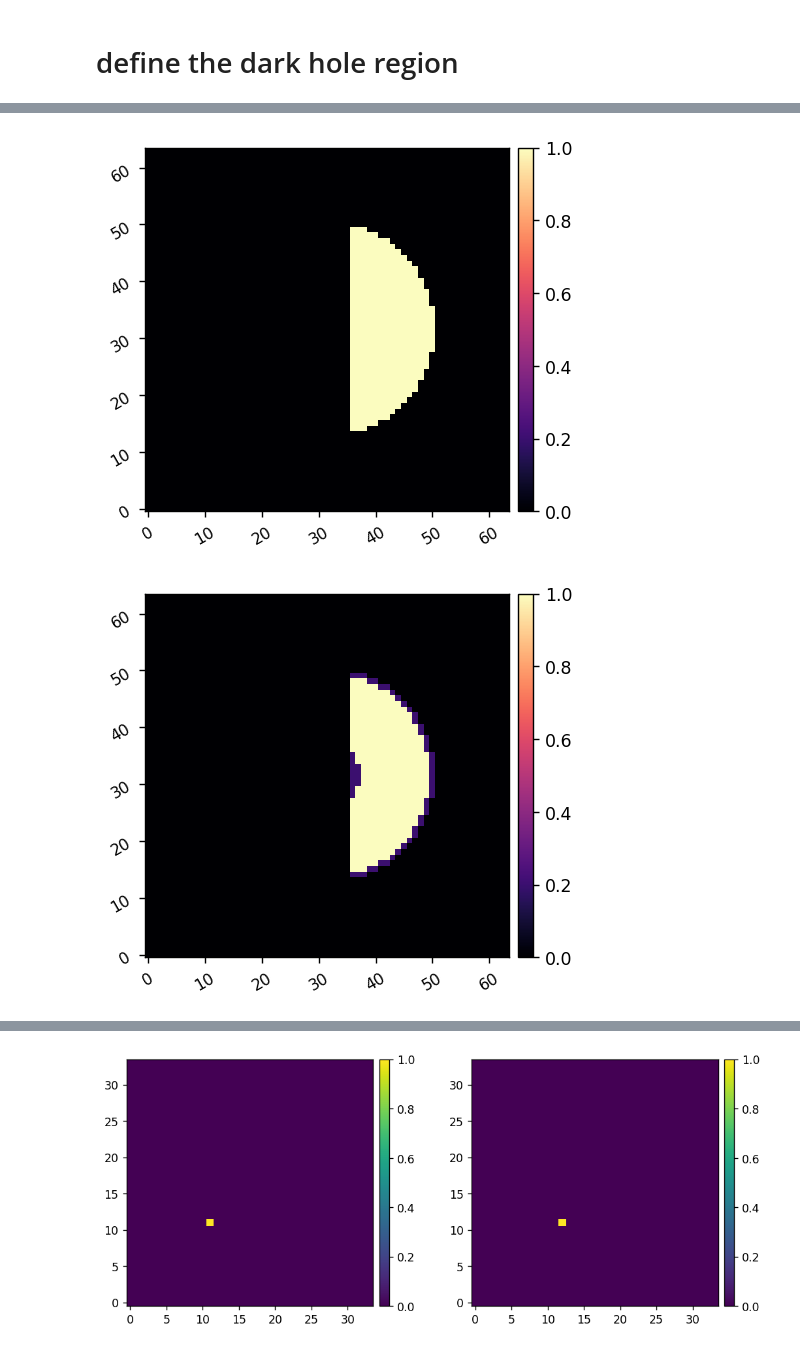
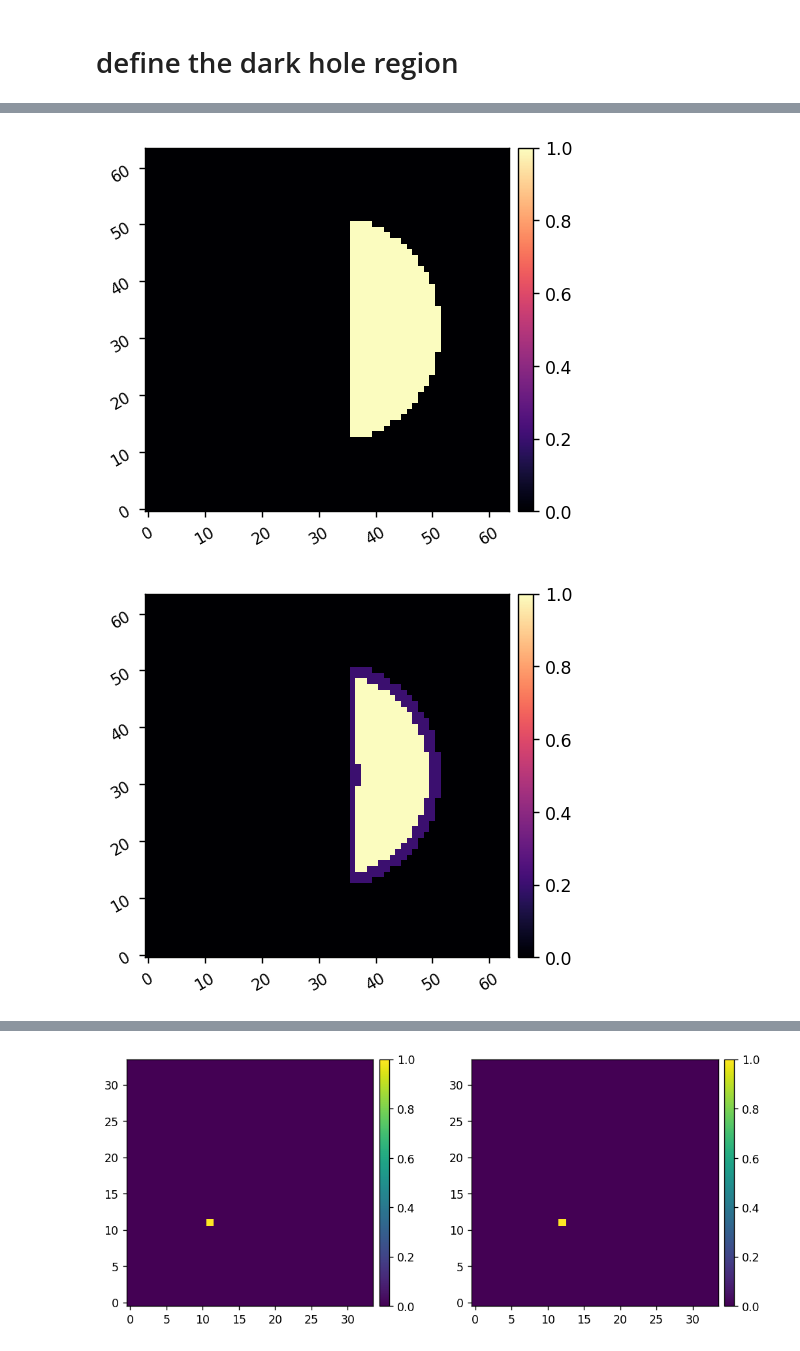
Before and after one commit to kian1377/roman-cgi-iefc, a Jupyter notebook: hcipy_iefc_1dm.ipynb, the cells around one changed output, grey strips where cells are left out. Cells and saved outputs as stored; diff of their text form; code cells hidden in the pictures.

```diff
--- a/hcipy_iefc_1dm.ipynb
+++ b/hcipy_iefc_1dm.ipynb
@@ -148,5 +30,10 @@ c = CORO()
+# %%
+influence_functions = hci.make_gaussian_influence_functions(c.pupil_grid, c.Nact, c.actuator_spacing)
 # %%
+c = CORO(influence_functions=influence_functions,
+         dm1_dm2=200*u.mm,
+         aberration_distance=500e-3*u.m)
+
 aberrated_pupil = c.wfe_at_distance(hci.Wavefront(c.aperture, c.wavelength.to_value(u.m)))
-
 misc.imshow2(aberrated_pupil.intensity.shaped, aberrated_pupil.phase.shaped)
 # %% [output]
@@ -176,14 +63,14 @@ owa = 9
 roi_params = {
         'inner_radius' : iwa,
         'outer_radius' : owa,
-        'edge' : 2,
+        'edge' : 2.5,
         'rotation':0,
         'full':True,
     }
 roi1 = wfsc.utils.create_annular_focal_plane_mask(fpx, fpy, roi_params, plot=True)
 
 iwa = (3-1)
-owa = (9+0.5)
+owa = (9+1)
 roi_params = {
         'inner_radius' : iwa,
         'outer_radius' : owa,
@@ -205,5 +92,5 @@ calib_amp = 5e-9
-[figure, old version]
+[figure, new version]
-[figure, old version]
+[figure, new version]
 # %%
 reload(wfsc.imshows)
 calib_modes, fs = wfsc.utils.select_fourier_modes(c, control_mask*(fpx>0), fourier_sampling=0.9)
```
Also changed, not shown: parts of 16 cells of this notebook, 15 other files.
